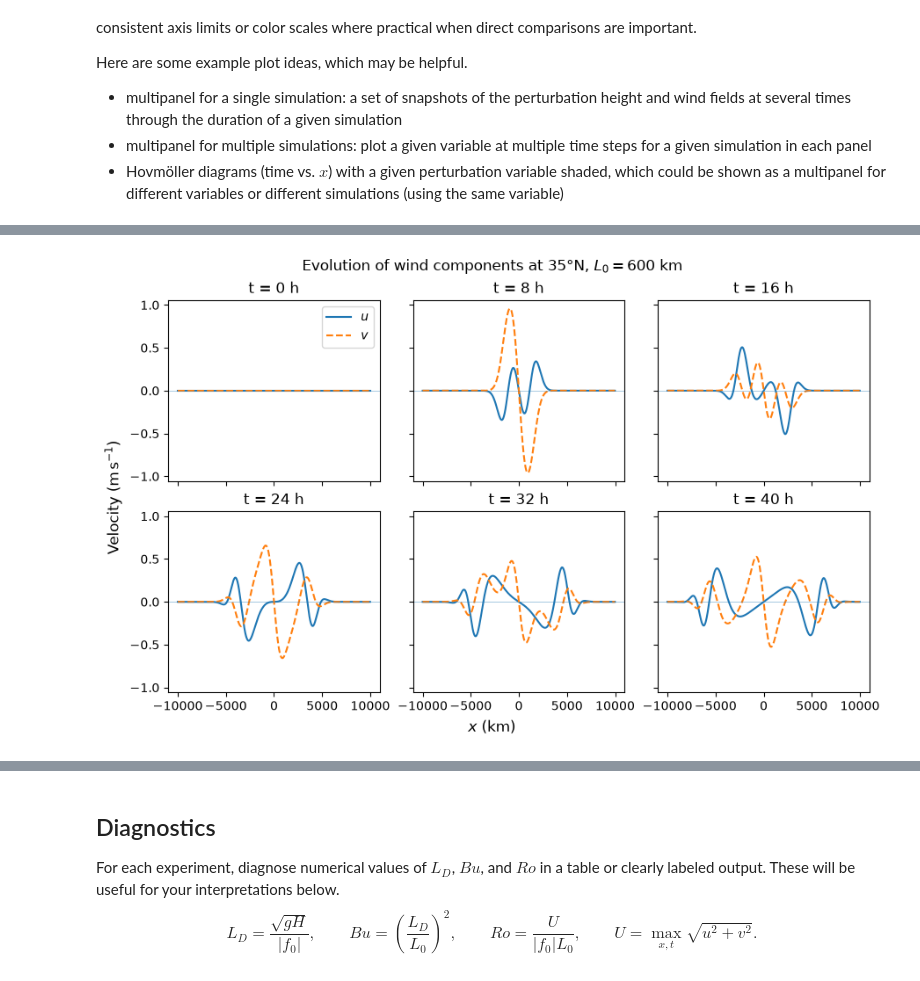
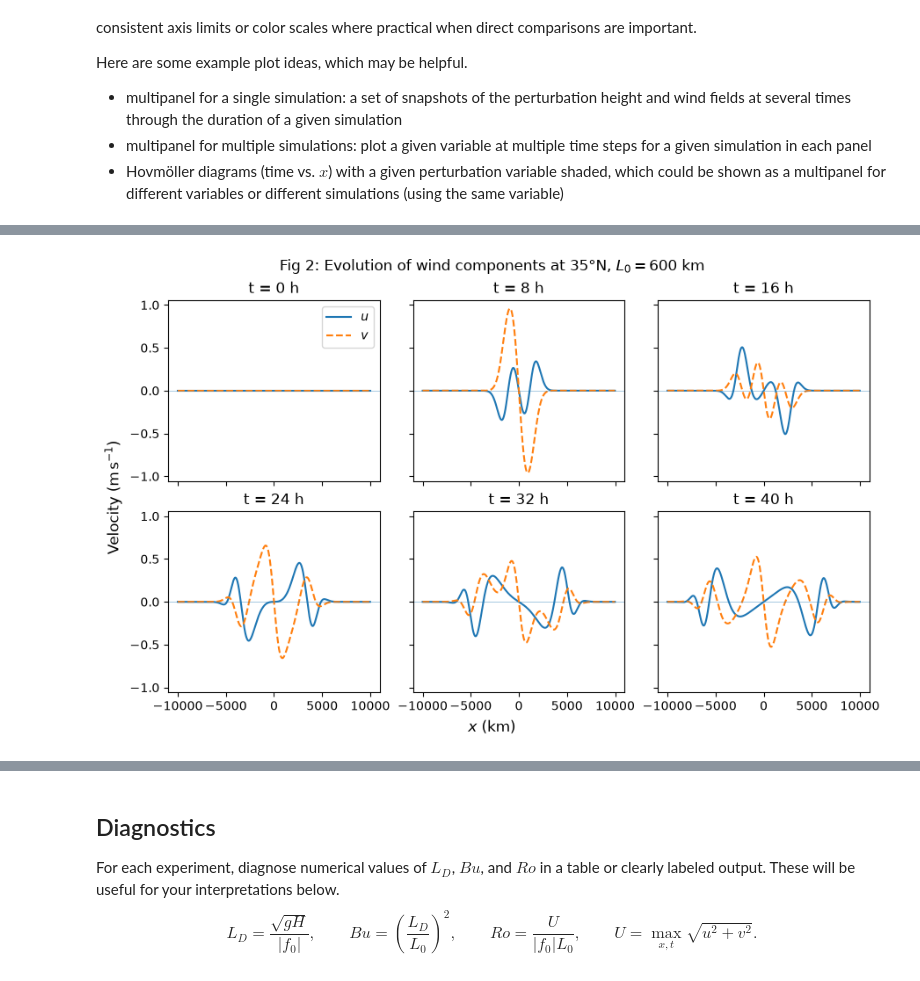
Before and after one commit to Chely-beep/METR5003, a Jupyter notebook: lab2_geostrophic_adjustment.ipynb, the cells around one changed output, grey strips where cells are left out. Cells and saved outputs as stored; diff of their text form; code cells hidden in the pictures.

```diff
--- a/lab2_geostrophic_adjustment.ipynb
+++ b/lab2_geostrophic_adjustment.ipynb
@@ -461,7 +461,7 @@ fig, axs = plt.subplots(
 )
 
 fig.suptitle(
-    rf"Evolution of wind components at "
+    rf"Fig 2: Evolution of wind components at "
     rf"{BASELINE_LAT:g}°N, "
     rf"$L_0={L_0 / 1000:.0f}$ km"
 )
@@ -476,34 +476,34 @@ for ax, idx, hour in zip(
     ax.plot(
         x_km,
         run["u"][idx, :],
         label=r"$u$"
     )
 
     # Meridional perturbation velocity
     ax.plot(
         x_km,
         run["v"][idx, :],
         linestyle="--",
         label=r"$v$"
     )
 
     ax.axhline(
         0,
         linewidth=0.7,
         alpha=0.4
     )
 
     ax.set_title(f"t = {hour:g} h")
 
 
 fig.supxlabel(r"$x$ (km)")
 fig.supylabel(r"Velocity ($\mathrm{m\,s^{-1}}$)")
 
 axs[0, 0].legend()
 
 plt.show()
 # %% [output]
-[figure, old version]
+[figure, new version]
 # %%
 # ============================================================
 # HOVMÖLLER PLOT FUNCTION
```
Also changed, not shown: parts of 5 cells of this notebook, 6 other files.
